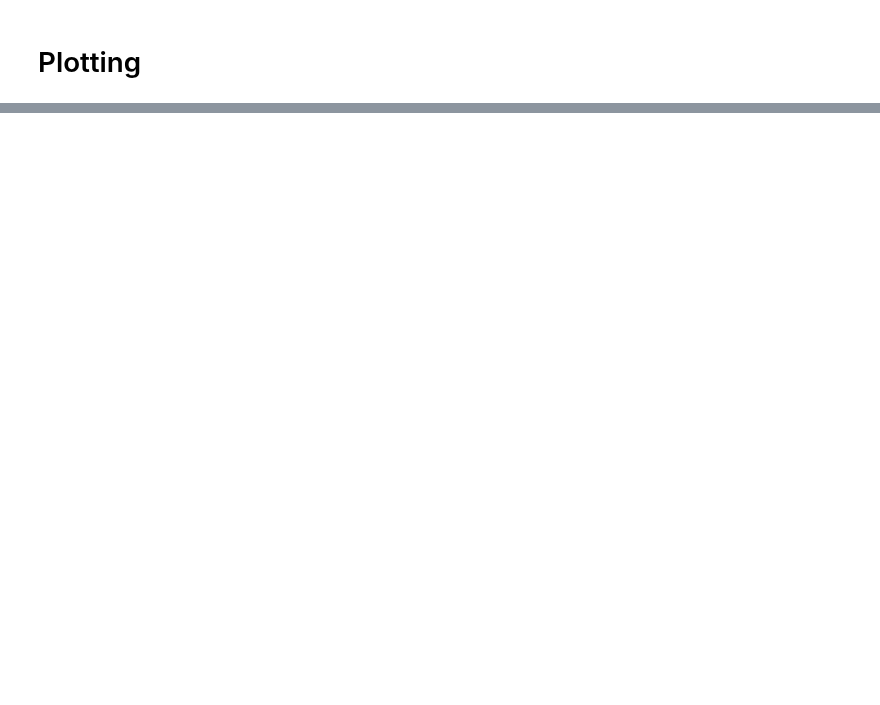
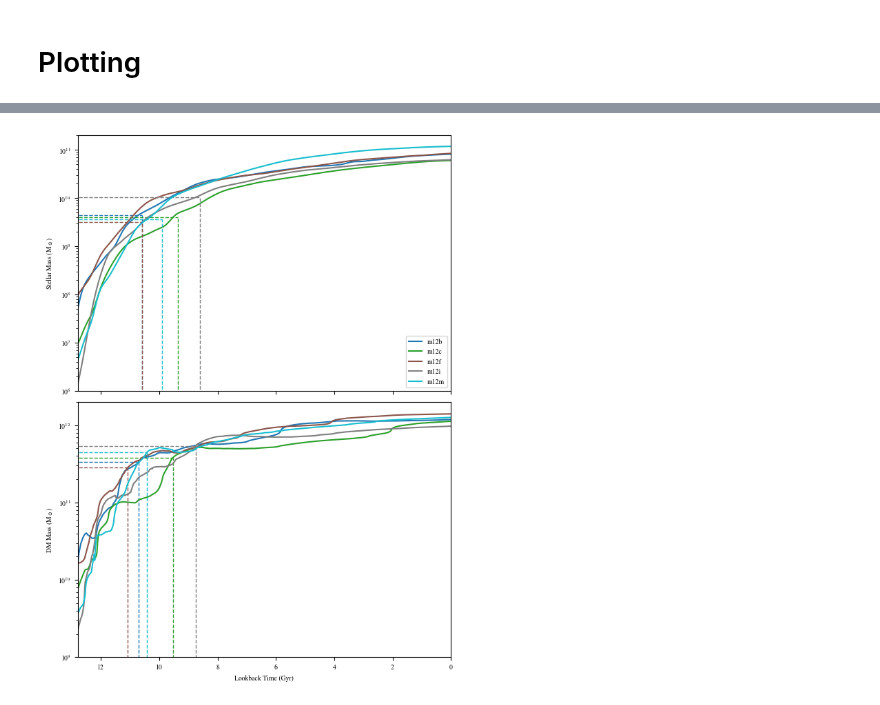
Before and after one commit to finn-pal/cluster_destruction, a Jupyter notebook: notebooks/galaxy_plots.ipynb, the cells around one changed output, grey strips where cells are left out. Drawn from its saved outputs; the diff is of its cells as text; code cells hidden in the pictures; blank space fills up the shorter version.

```diff
--- a/notebooks/galaxy_plots.ipynb
+++ b/notebooks/galaxy_plots.ipynb
@@ -912,0 +931,85 @@ plt.show()
+# %%
+fig, axs = plt.subplots(nrows=2, ncols=1, figsize=(6, 8), sharex=True, constrained_layout=True)
+
+# ==========================================================
+# Stellar Mass
+# ==========================================================
+ax = axs[0]
+
+y_avg = []
+for sim in sim_lst:
+    tlbt = np.array(gal_dict[sim]["stellar_mass"]["lbt"])
+    sm = gal_dict[sim]["stellar_mass"]["dat"]
+    sm_smooth = gaussian_filter1d(sm, sigma=8)
+
+    ax.plot(tlbt, sm_smooth, c=sim_colors[sim], label=sim)
+
+    minidx = np.argmin(np.abs(tlbt - early_merger_dict[sim]))
+    xmax = to_dict["cnt"][sim]
+    ymax = sm_smooth[minidx]
+
+    ax.plot([xmax, xmax], [0, ymax], c=sim_colors[sim], lw=1, ls="--")
+    ax.plot([timez0, xmax], [ymax, ymax], c=sim_colors[sim], lw=1, ls="--")
+
+    print(sim, "stellar:", ymax * 1e-9)
+    y_avg.append(ymax)
+
+print("avg:", np.mean(y_avg) * 1e-9)
+
+ax.set_ylim(1e6, 2e11)
+ax.set_yscale("log")
+ax.set_ylabel(r"Stellar Mass (M$_\odot$)")
+ax.legend(loc="lower right")
+
+print()
+
+# ==========================================================
+# Dark Mass
+# ==========================================================
+ax = axs[1]
+
+y_lst = []
+for sim in sim_lst:
+    tlbt = np.array(gal_dict[sim]["dark_mass"]["lbt"])
+    sd = np.array(gal_dict[sim]["dark_mass"]["dat"])
+
+    ax.plot(tlbt, sd, c=sim_colors[sim])
+
+    x = early_merger_dict[sim]
+
+    idx = np.argsort(tlbt)
+    y = 10 ** np.interp(x, tlbt[idx], np.log10(sd[idx]))
+
+    ax.vlines(
+        x,
+        ymin=1e3,
+        ymax=y,
+        colors=sim_colors[sim],
+        linestyles="--",
+        linewidth=1,
+    )
+    ax.plot([timez0, x], [y, y], c=sim_colors[sim], lw=1, ls="--")
+    y_lst.append(y)
+
+    print(sim, "dark:", y * 1e-11)
+
+print("avg:", np.mean(y_lst) * 1e-11)
+
+ax.set_yscale("log")
+ax.set_ylim(1e9, 2e12)
+ax.set_ylabel(r"DM Mass (M$_\odot$)")
+
+
+ax.set_xlabel("Lookback Time (Gyr)")
+
+# ==========================================================
+# Shared formatting
+# ==========================================================
+for ax in axs:
+    ax.set_xlim(timez0 - 1, 0)
+
+save_name = "../data/figures/galaxy_plots/turn_off_relations.pdf"
+fig.savefig(save_name, bbox_inches="tight")
+
+plt.show()
+# %% [output]
@@ -912,0 +1029 @@ plt.show()
+[figure, added]
```
Also changed, not shown: parts of 12 cells of this notebook, 10 other files.
